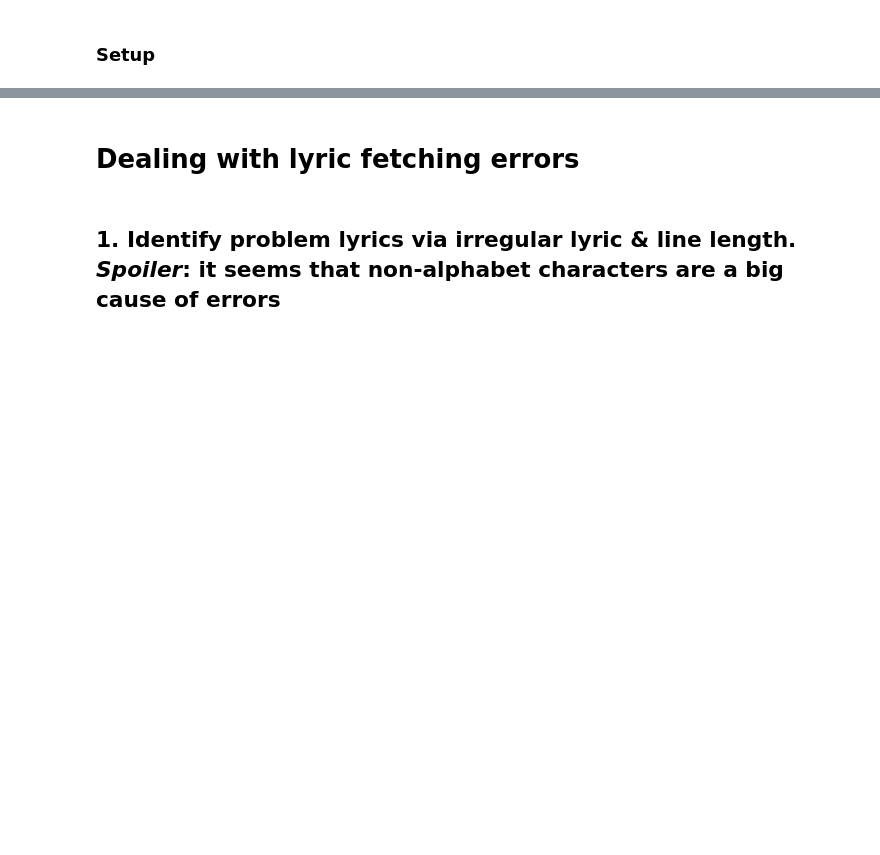
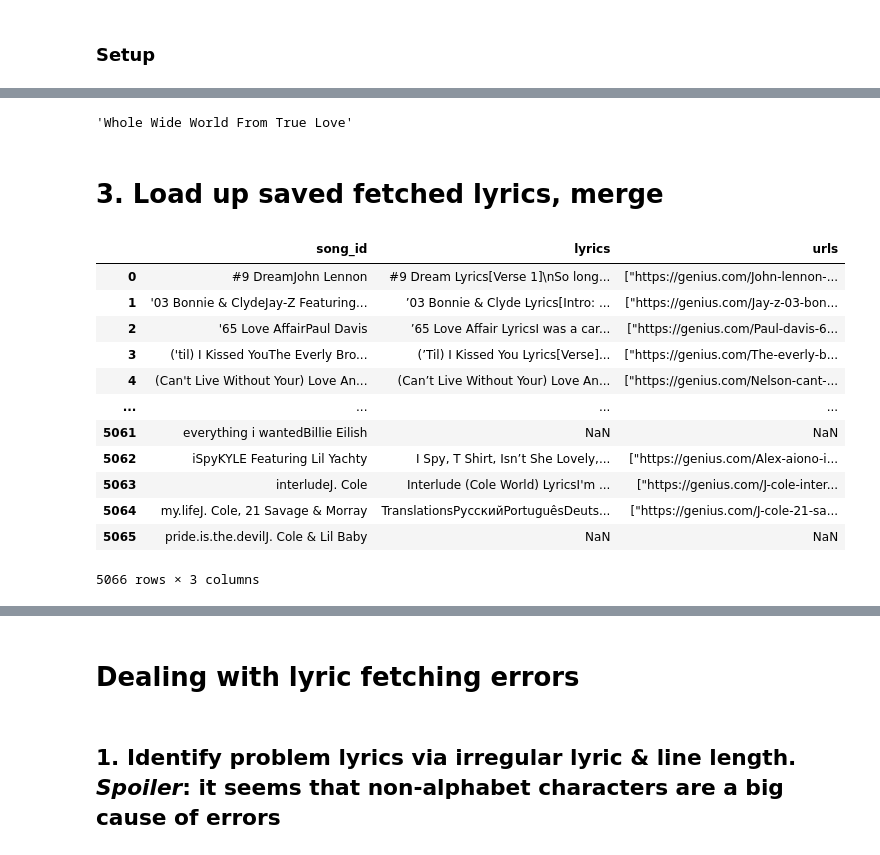
Before and after one commit to davidnmora/billboard-lyric-exploration, a Jupyter notebook: 2 REDO IT fetch lyrics.ipynb, the cells around one changed output, grey strips where cells are left out. Drawn from its saved outputs; the diff is of its cells as text; code cells hidden in the pictures; blank space fills up the shorter version.

```diff
--- a/2 REDO IT fetch lyrics.ipynb
+++ b/2 REDO IT fetch lyrics.ipynb
@@ -73,0 +48,12 @@ def get_lyrics(title='', artist=''):
+# %%
+BANNED_CHARACTERS = ['[', ']', '"', "'", '+', ',', '.', '(', ')']
+def clean_it(s):
+    cleaned = s
+    for naughty_char in BANNED_CHARACTERS:
+        cleaned = cleaned.replace(naughty_char, '')
+    return cleaned.strip()
+
+dirty = 'Whole Wide World (From "True Love"'
+clean_it(dirty)
+# %% [output]
+'Whole Wide World From True Love'
@@ -73,0 +83,20 @@ def get_lyrics(title='', artist=''):
+# %% [markdown]
+# 3. Load up saved fetched lyrics, merge
+# %%
+stashed_fetched_lyrics_with_url = pd.read_csv('./data/Lyrics from Lyric Genius API with URLS and non-matches left null (take 2).csv')
+
+stashed_fetched_lyrics_with_url
+# %% [output]
+|  | song_id | lyrics | urls |
+| 0 | #9 DreamJohn Lennon | #9 Dream Lyrics[Verse 1]\nSo long... | ["https://genius.com/John-lennon-... |
+| 1 | '03 Bonnie & ClydeJay-Z Featuring... | ’03 Bonnie & Clyde Lyrics[Intro: ... | ["https://genius.com/Jay-z-03-bon... |
+| 2 | '65 Love AffairPaul Davis | ’65 Love Affair LyricsI was a car... | ["https://genius.com/Paul-davis-6... |
+| 3 | ('til) I Kissed YouThe Everly Bro... | (’Til) I Kissed You Lyrics[Verse]... | ["https://genius.com/The-everly-b... |
+| 4 | (Can't Live Without Your) Love An... | (Can’t Live Without Your) Love An... | ["https://genius.com/Nelson-cant-... |
+| ... | ... | ... | ... |
+| 5061 | everything i wantedBillie Eilish | NaN | NaN |
+| 5062 | iSpyKYLE Featuring Lil Yachty | I Spy, T Shirt, Isn’t She Lovely,... | ["https://genius.com/Alex-aiono-i... |
+| 5063 | interludeJ. Cole | Interlude (Cole World) LyricsI'm ... | ["https://genius.com/J-cole-inter... |
+| 5064 | my.lifeJ. Cole, 21 Savage & Morray | TranslationsРусскийPortuguêsDeuts... | ["https://genius.com/J-cole-21-sa... |
+| 5065 | pride.is.the.devilJ. Cole & Lil Baby | NaN | NaN |
+5066 rows × 3 columns
```
Also changed, not shown: parts of 24 cells of this notebook.
